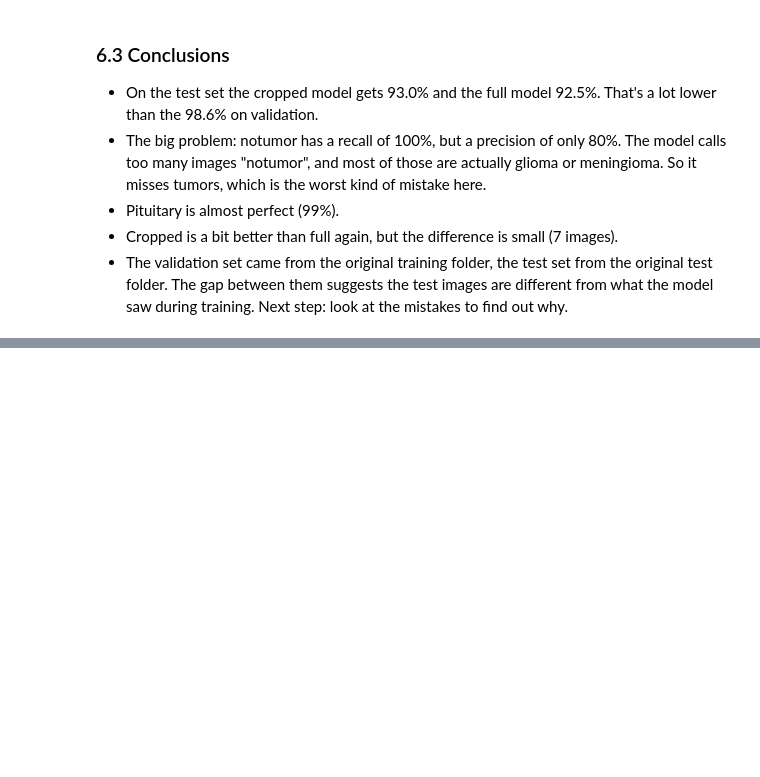
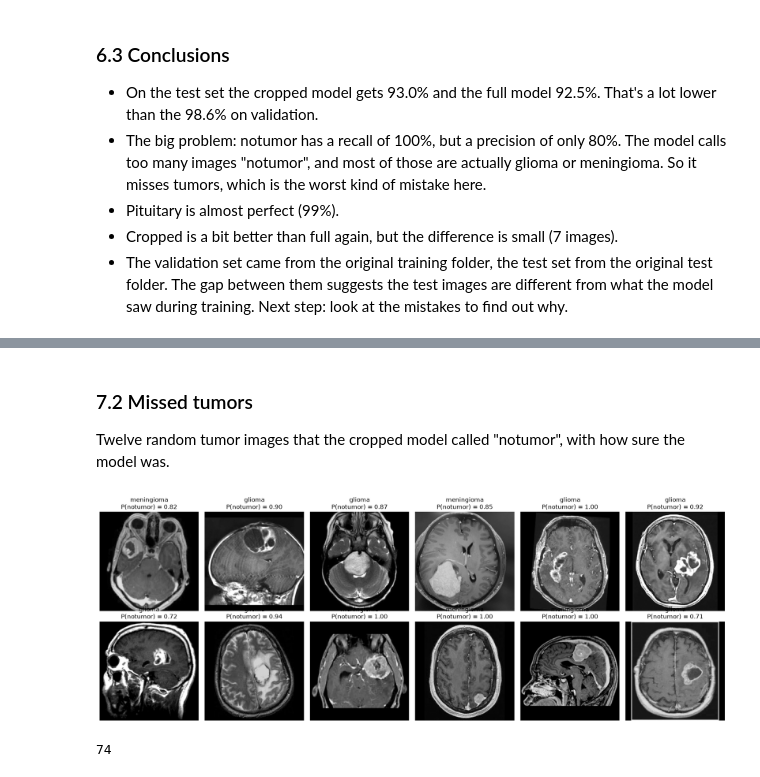
Before and after one commit to brieq/brain-tumor-mri-classification, a Jupyter notebook: notebooks/04_evaluation.ipynb, the cells around one changed output, grey strips where cells are left out. Drawn from its saved outputs; the diff is of its cells as text; code cells hidden in the pictures; blank space fills up the shorter version.

```diff
--- a/notebooks/04_evaluation.ipynb
+++ b/notebooks/04_evaluation.ipynb
@@ -139,0 +157,22 @@ pd.concat([full_report.loc[classes, ["precision", "recall"]], cropped_report.loc
+# %% [markdown]
+### 7.2 Missed tumors
+
+Twelve random tumor images that the cropped model called "notumor", with how sure the model was.
+# %%
+notumor = classes.index("notumor")
+test_paths = [Path(p) for p, _ in cropped_test_data.samples]
+missed = np.where((labels != notumor) & (cropped_preds == notumor))[0]
+examples = np.random.default_rng(0).choice(missed, size=12, replace=False)
+
+fig, axes = plt.subplots(2, 6, figsize=(18, 6.5))
+for ax, i in zip(axes.flat, examples):
+    ax.imshow(Image.open(test_paths[i]), cmap="gray", vmin=0, vmax=255)
+    ax.set_title(f"{classes[labels[i]]}\nP(notumor) = {cropped_probs[i, notumor]:.2f}")
+    ax.axis("off")
+plt.tight_layout()
+plt.show()
+
+len(missed)
+# %% [output]
+[figure, added]
+74
```
Also changed, not shown: parts of 6 cells of this notebook.
